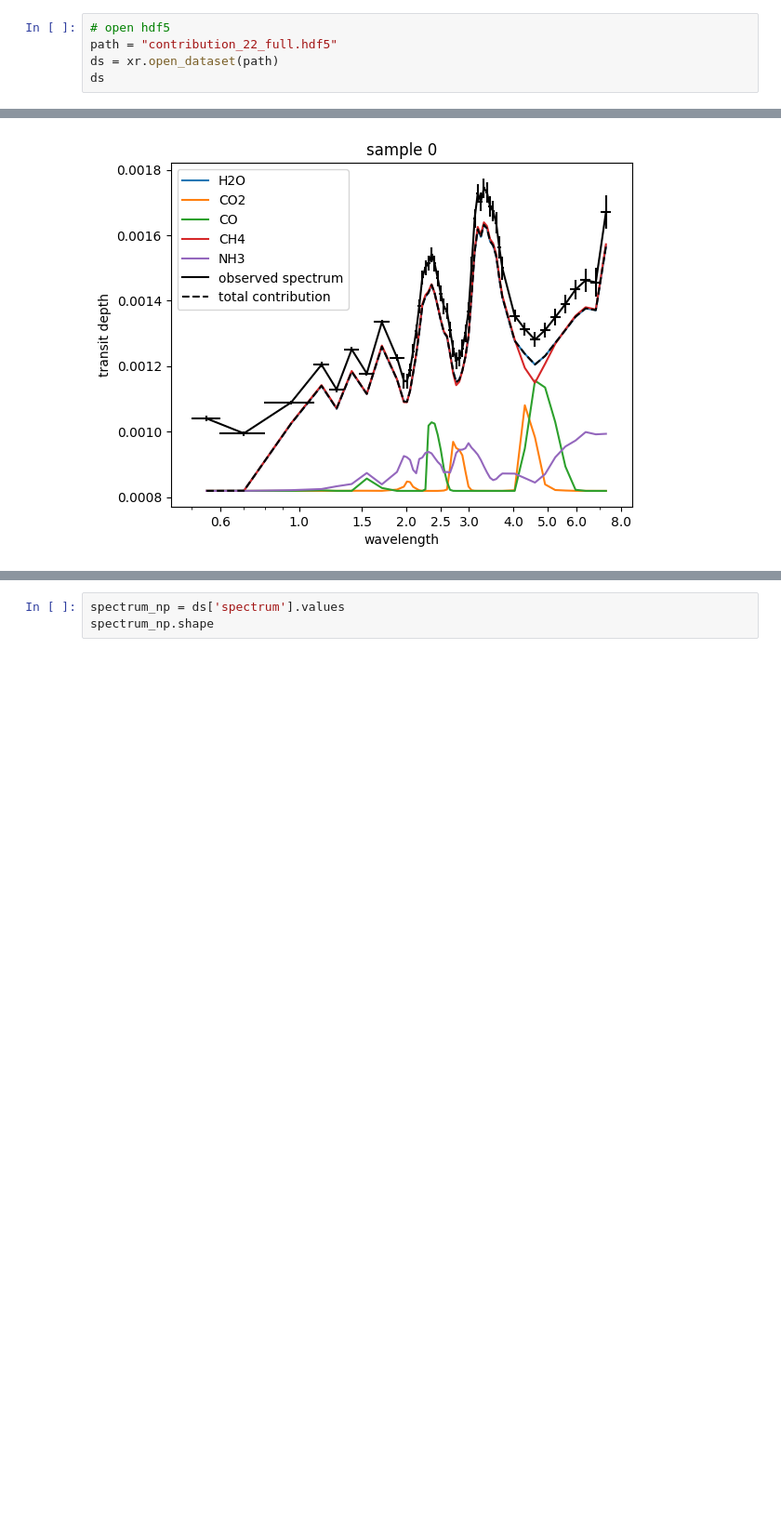
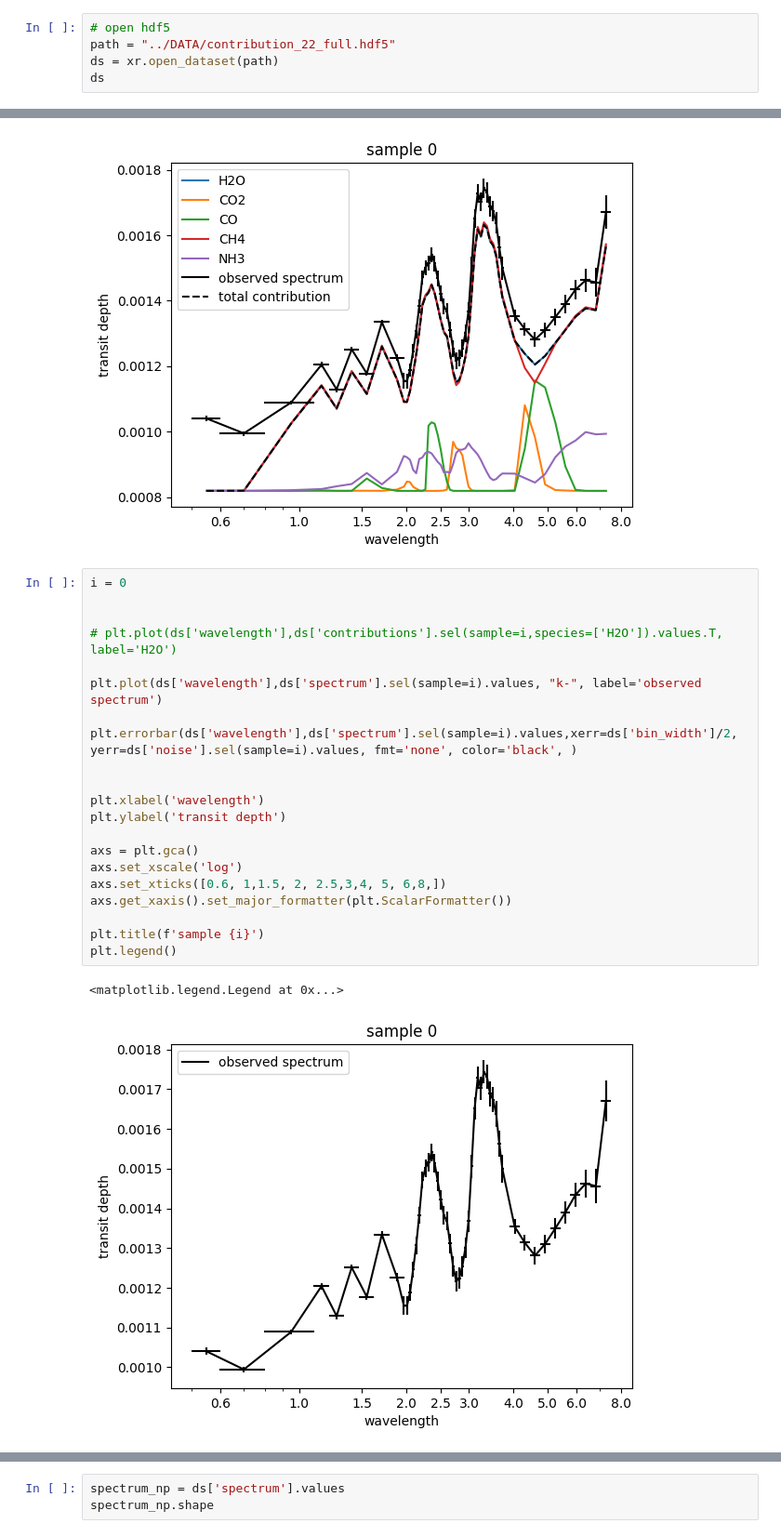
Before and after one commit to Jools-Clarke/SpeciesRetrieval, a Jupyter notebook: data_loader.ipynb, the cells around one changed output, grey strips where cells are left out. Shown at 93% size. Saved outputs shown, nothing was run; the diff lists cells and outputs as text; blank space fills up the shorter version.

```diff
--- a/data_loader.ipynb
+++ b/data_loader.ipynb
@@ -10,6 +8,6 @@ from sklearn.model_selection import train_test_split
 # %%
 # open hdf5
-path = "contribution_22_full.hdf5"
+path = "../DATA/contribution_22_full.hdf5"
 ds = xr.open_dataset(path)
 ds
 # %% [output]
@@ -70,4 +68,28 @@ plt.legend()
 # %% [output]
 <matplotlib.legend.Legend at 0x...>
 [figure]
+# %%
+i = 0
+
+
+# plt.plot(ds['wavelength'],ds['contributions'].sel(sample=i,species=['H2O']).values.T, label='H2O')
+
+plt.plot(ds['wavelength'],ds['spectrum'].sel(sample=i).values, "k-", label='observed spectrum')
+
+plt.errorbar(ds['wavelength'],ds['spectrum'].sel(sample=i).values,xerr=ds['bin_width']/2, yerr=ds['noise'].sel(sample=i).values, fmt='none', color='black', )
+
+
+plt.xlabel('wavelength')
+plt.ylabel('transit depth')
+
+axs = plt.gca()
+axs.set_xscale('log')
+axs.set_xticks([0.6, 1,1.5, 2, 2.5,3,4, 5, 6,8,])
+axs.get_xaxis().set_major_formatter(plt.ScalarFormatter())
+
+plt.title(f'sample {i}')
+plt.legend()
+# %% [output]
+<matplotlib.legend.Legend at 0x...>
+[figure, added]
 # %%
```
Also changed, not shown: parts of 14 cells of this notebook, 4 other files.
